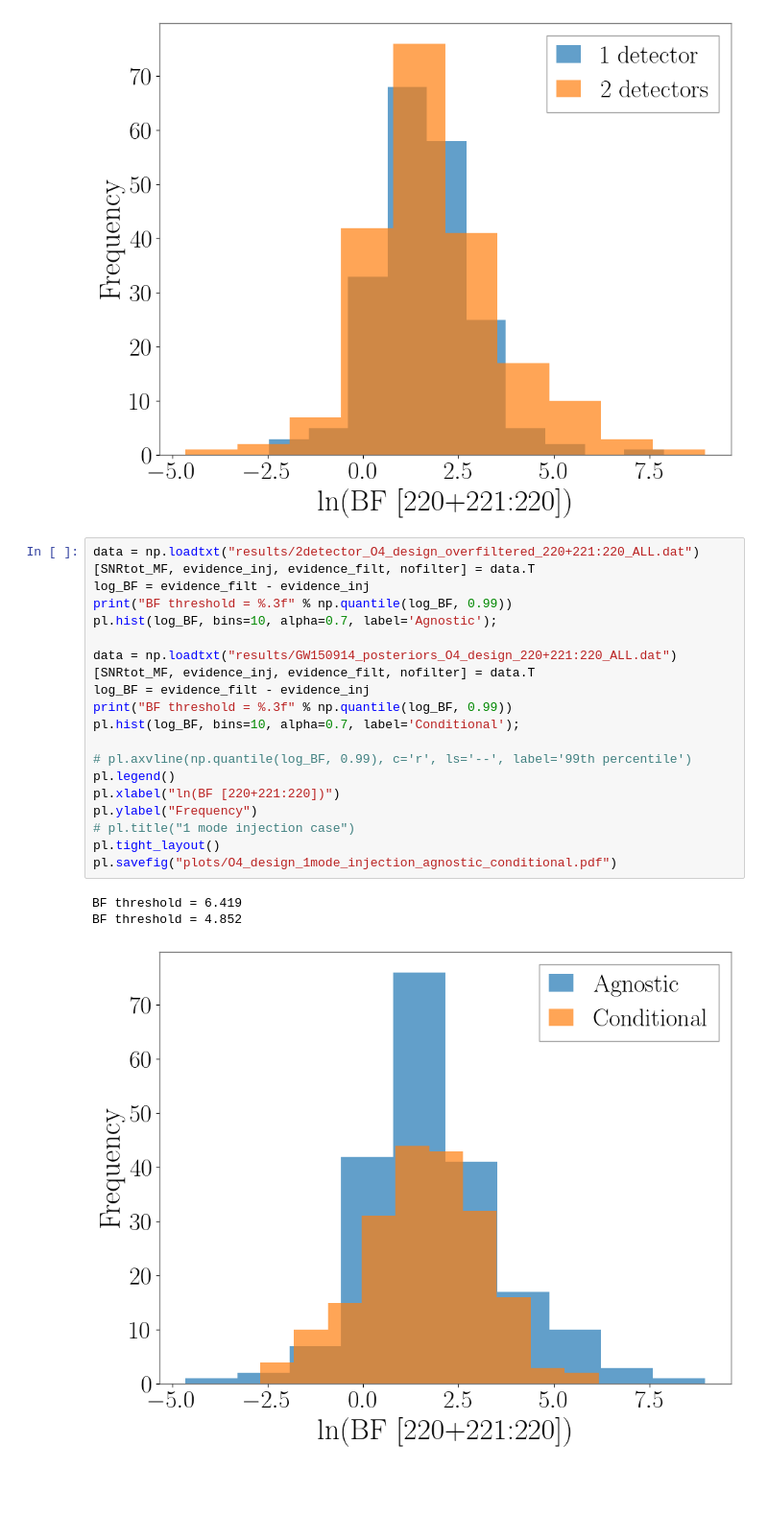
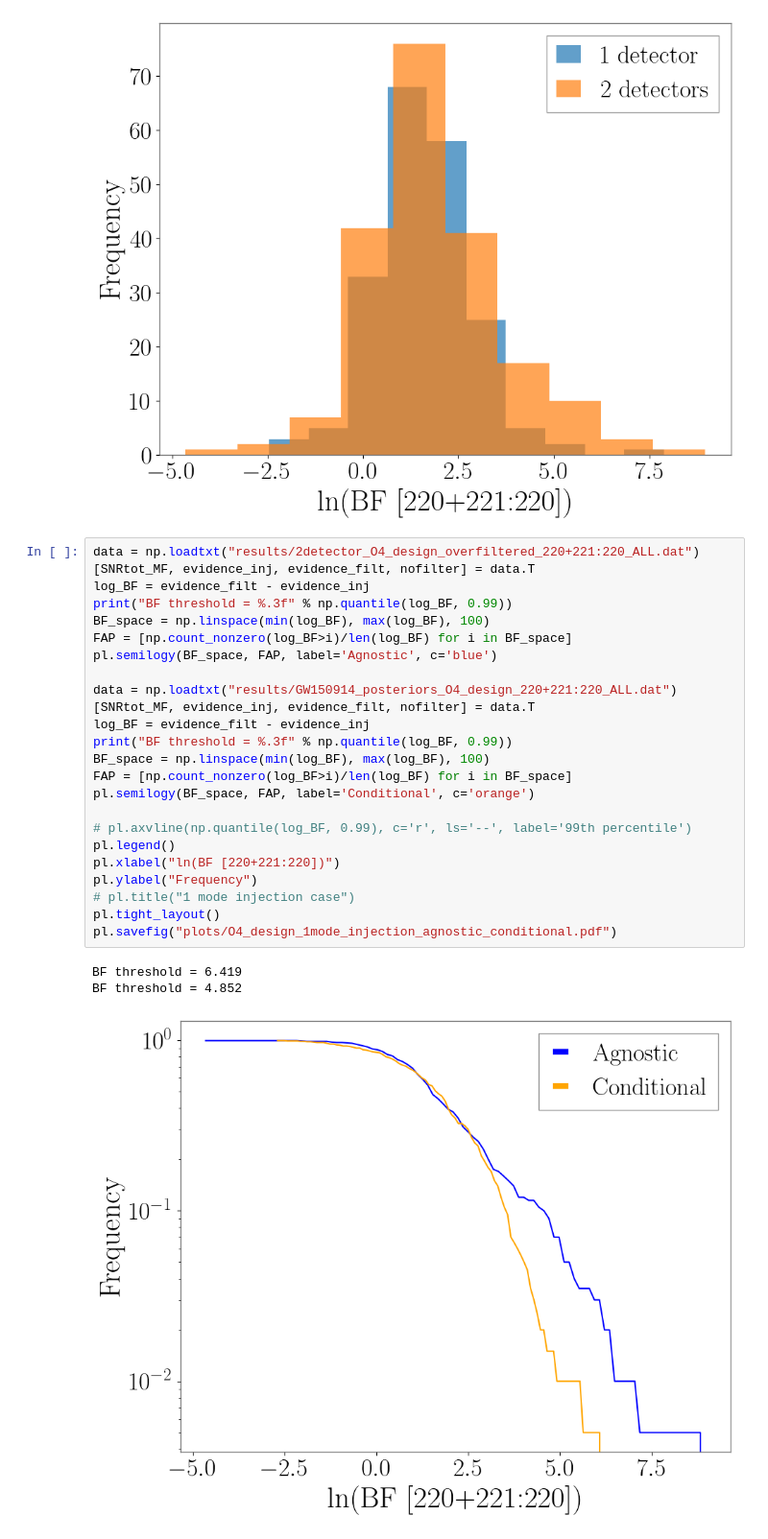
Before and after one commit to Lu-Neil/qnm_filter, a Jupyter notebook: code_demo/paper_plots/bg_thresh_viewResults.ipynb, the cells around one changed output. Shown at 96% size. Drawn from its saved outputs; the diff is of its cells as text; blank space fills up the shorter version.

```diff
--- a/code_demo/paper_plots/bg_thresh_viewResults.ipynb
+++ b/code_demo/paper_plots/bg_thresh_viewResults.ipynb
@@ -72,24 +128,28 @@ BF threshold = 6.419
 # %%
 data = np.loadtxt("results/2detector_O4_design_overfiltered_220+221:220_ALL.dat")
 [SNRtot_MF, evidence_inj, evidence_filt, nofilter] = data.T
 log_BF = evidence_filt - evidence_inj
 print("BF threshold = %.3f" % np.quantile(log_BF, 0.99))
-pl.hist(log_BF, bins=10, alpha=0.7, label='Agnostic');
+BF_space = np.linspace(min(log_BF), max(log_BF), 100)
+FAP = [np.count_nonzero(log_BF>i)/len(log_BF) for i in BF_space]
+pl.semilogy(BF_space, FAP, label='Agnostic', c='blue')
 
 data = np.loadtxt("results/GW150914_posteriors_O4_design_220+221:220_ALL.dat")
 [SNRtot_MF, evidence_inj, evidence_filt, nofilter] = data.T
 log_BF = evidence_filt - evidence_inj
 print("BF threshold = %.3f" % np.quantile(log_BF, 0.99))
-pl.hist(log_BF, bins=10, alpha=0.7, label='Conditional');
+BF_space = np.linspace(min(log_BF), max(log_BF), 100)
+FAP = [np.count_nonzero(log_BF>i)/len(log_BF) for i in BF_space]
+pl.semilogy(BF_space, FAP, label='Conditional', c='orange')
 
 # pl.axvline(np.quantile(log_BF, 0.99), c='r', ls='--', label='99th percentile')
 pl.legend()
 pl.xlabel("ln(BF [220+221:220])")
 pl.ylabel("Frequency")
 # pl.title("1 mode injection case")
 pl.tight_layout()
 pl.savefig("plots/O4_design_1mode_injection_agnostic_conditional.pdf")
 # %% [output]
 BF threshold = 6.419
 BF threshold = 4.852
-[figure, old version]
+[figure, new version]
```
Also changed, not shown: parts of 4 cells of this notebook, 2 other files.
